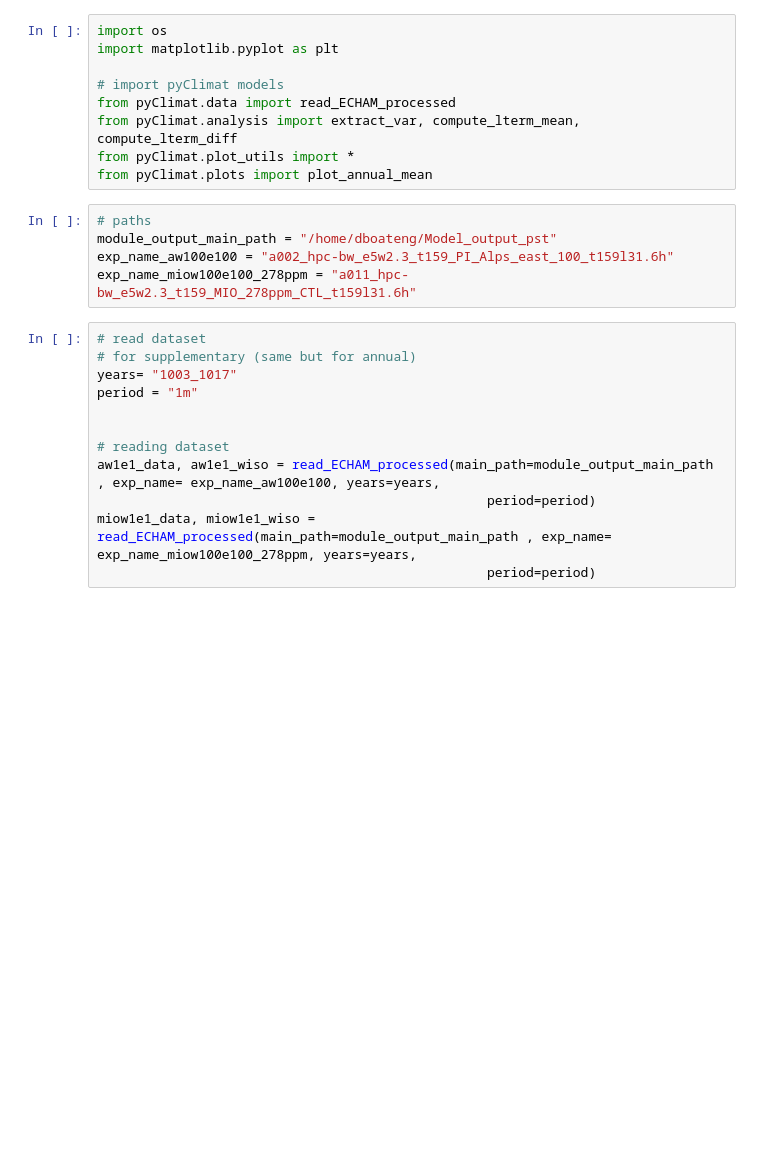
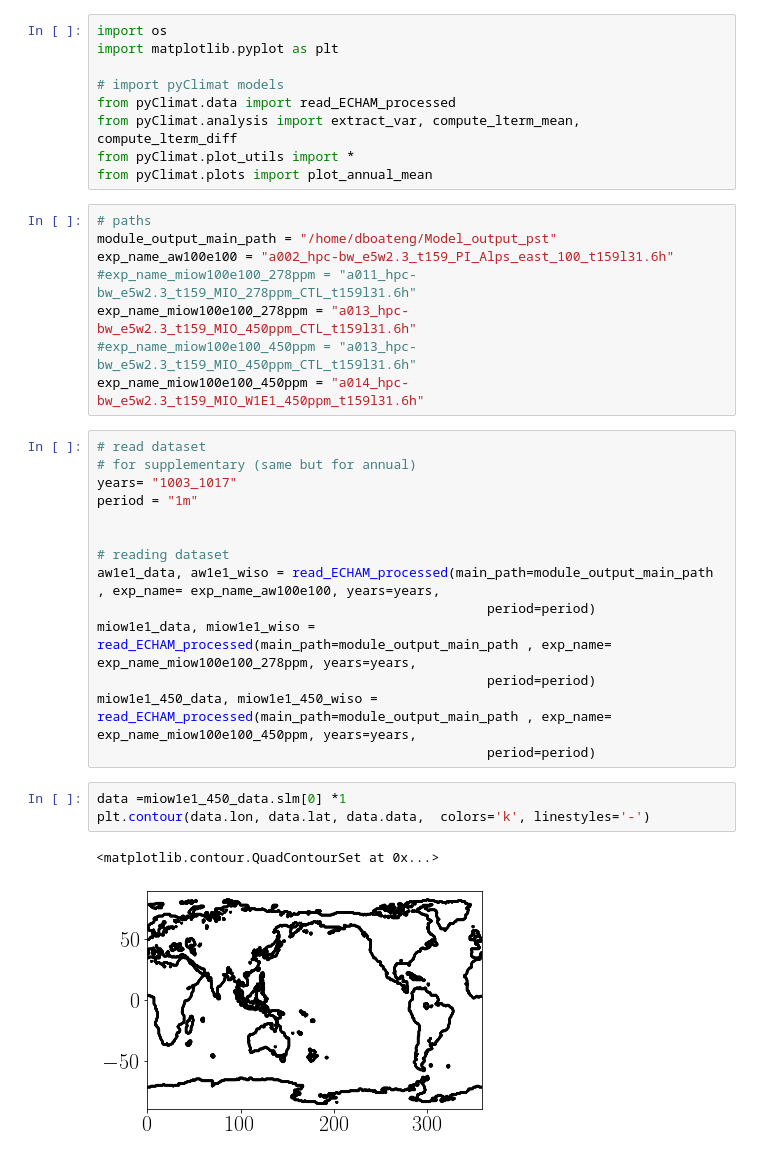
Before and after one commit to Dan-Boat/pyClimat, a Jupyter notebook: examples/Alps/Miocene/plot_anomaly.ipynb, the cells around one changed output. Drawn from its saved outputs; the diff is of its cells as text; blank space fills up the shorter version.

```diff
--- a/examples/Alps/Miocene/plot_anomaly.ipynb
+++ b/examples/Alps/Miocene/plot_anomaly.ipynb
@@ -11,7 +11,10 @@ from pyClimat.plots import plot_annual_mean
 # paths
 module_output_main_path = "/home/dboateng/Model_output_pst"
 exp_name_aw100e100 = "a002_hpc-bw_e5w2.3_t159_PI_Alps_east_100_t159l31.6h"
-exp_name_miow100e100_278ppm = "a011_hpc-bw_e5w2.3_t159_MIO_278ppm_CTL_t159l31.6h"
+#exp_name_miow100e100_278ppm = "a011_hpc-bw_e5w2.3_t159_MIO_278ppm_CTL_t159l31.6h"
+exp_name_miow100e100_278ppm = "a013_hpc-bw_e5w2.3_t159_MIO_450ppm_CTL_t159l31.6h"
+#exp_name_miow100e100_450ppm = "a013_hpc-bw_e5w2.3_t159_MIO_450ppm_CTL_t159l31.6h"
+exp_name_miow100e100_450ppm = "a014_hpc-bw_e5w2.3_t159_MIO_W1E1_450ppm_t159l31.6h"
 # %%
 # read dataset
 # for supplementary (same but for annual)
@@ -24,3 +27,11 @@ aw1e1_data, aw1e1_wiso = read_ECHAM_processed(main_path=module_output_main_path
                                                   period=period)
 miow1e1_data, miow1e1_wiso = read_ECHAM_processed(main_path=module_output_main_path , exp_name= exp_name_miow100e100_278ppm, years=years,
                                                   period=period)
+miow1e1_450_data, miow1e1_450_wiso = read_ECHAM_processed(main_path=module_output_main_path , exp_name= exp_name_miow100e100_450ppm, years=years,
+                                                  period=period)
+# %%
+data =miow1e1_450_data.slm[0] *1
+plt.contour(data.lon, data.lat, data.data,  colors='k', linestyles='-')
+# %% [output]
+<matplotlib.contour.QuadContourSet at 0x...>
+[figure, added]
```
Also changed, not shown: parts of 9 cells of this notebook, 1 other file.
